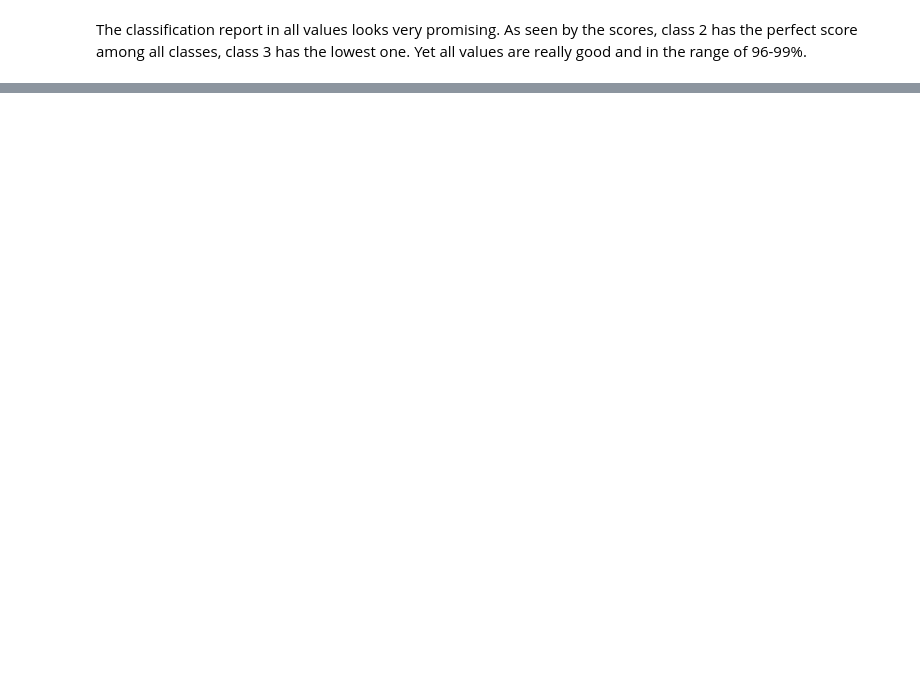
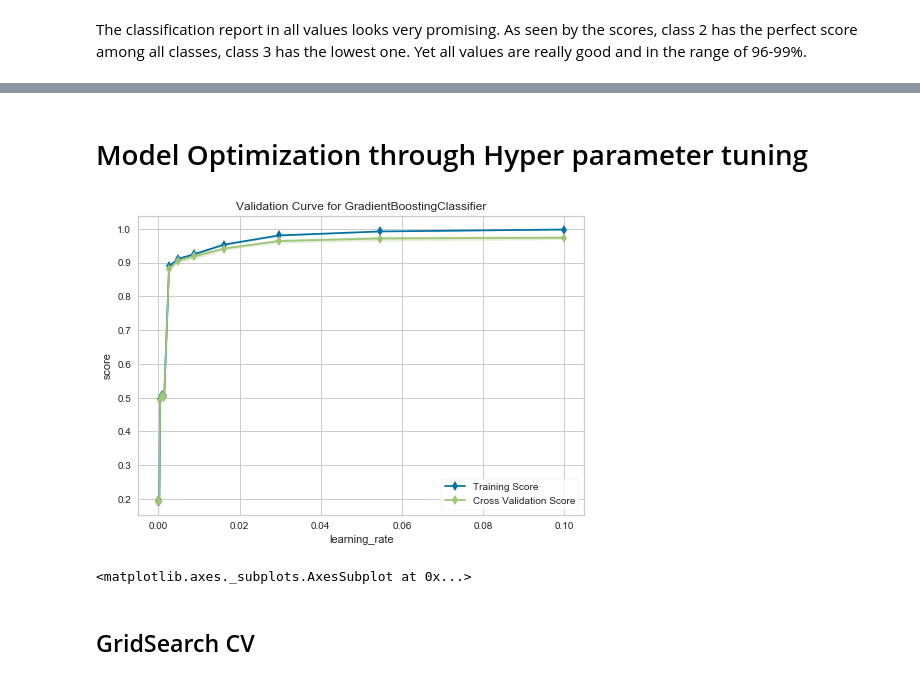
Before and after one commit to YM88/online_shoppers_intention, a Jupyter notebook: 004_CLASSIFICATION.ipynb, the cells around one changed output, grey strips where cells are left out. Drawn from its saved outputs; the diff is of its cells as text; code cells hidden in the pictures; blank space fills up the shorter version.

```diff
--- a/004_CLASSIFICATION.ipynb
+++ b/004_CLASSIFICATION.ipynb
@@ -271,0 +247,18 @@ cluster 0 and 3 have the highest number of mislabeled predictions, this can also
+# %% [markdown]
+# Model Optimization through Hyper parameter tuning
+# %%
+from yellowbrick.model_selection import ValidationCurve
+from sklearn.model_selection import StratifiedKFold
+cv = StratifiedKFold(5)
+param_range = np.logspace(-6, -1, 20)
+
+viz = ValidationCurve(gbc_base, param_name="learning_rate", param_range=param_range,
+                      cv=cv, scoring="f1_weighted", n_jobs=-1)
+
+viz.fit(X_train, y_train)
+viz.show()
+# %% [output]
+[figure, added]
+<matplotlib.axes._subplots.AxesSubplot at 0x...>
+# %% [markdown]
+## GridSearch CV
```
Also changed, not shown: parts of 14 cells of this notebook.
